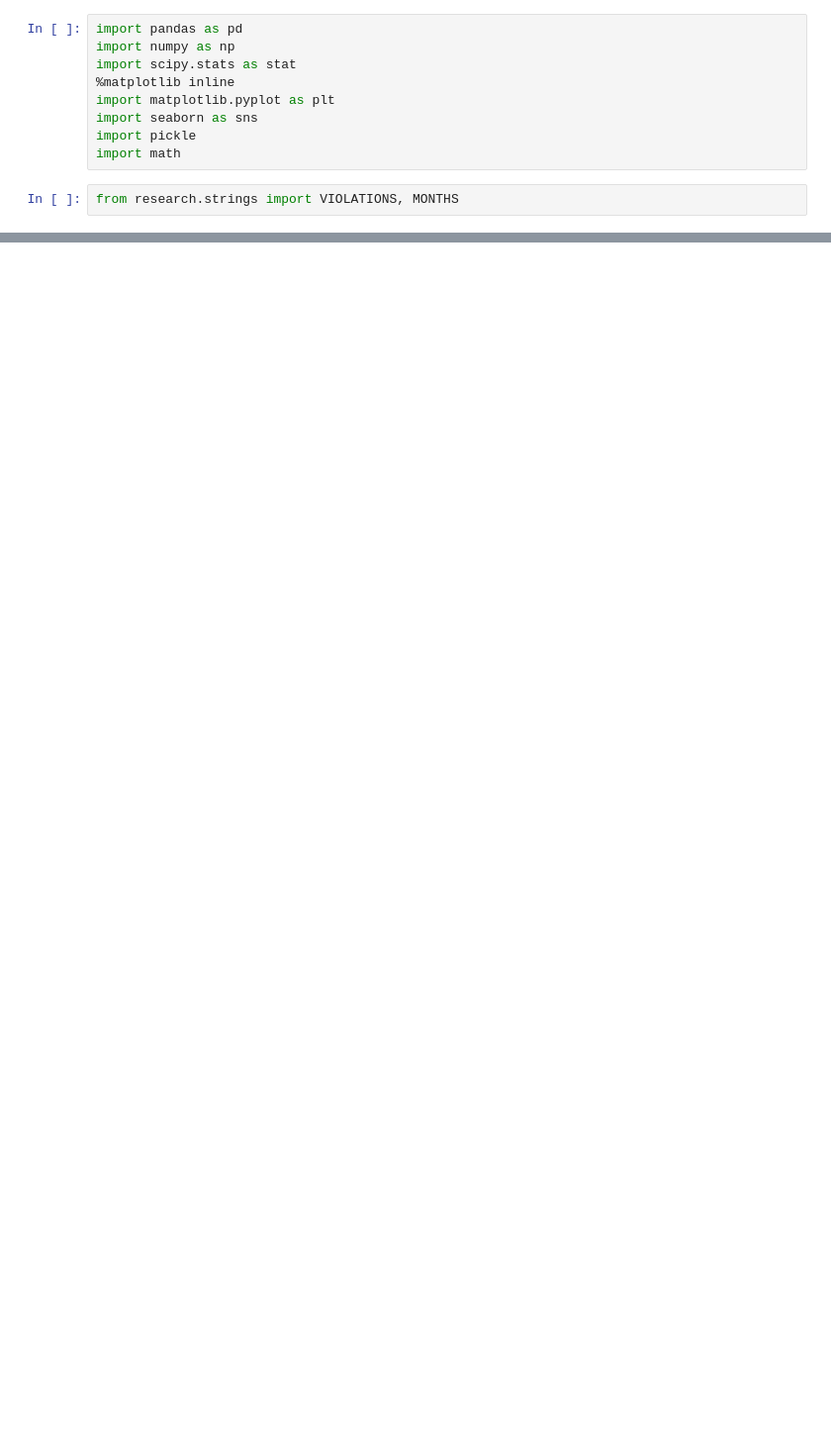
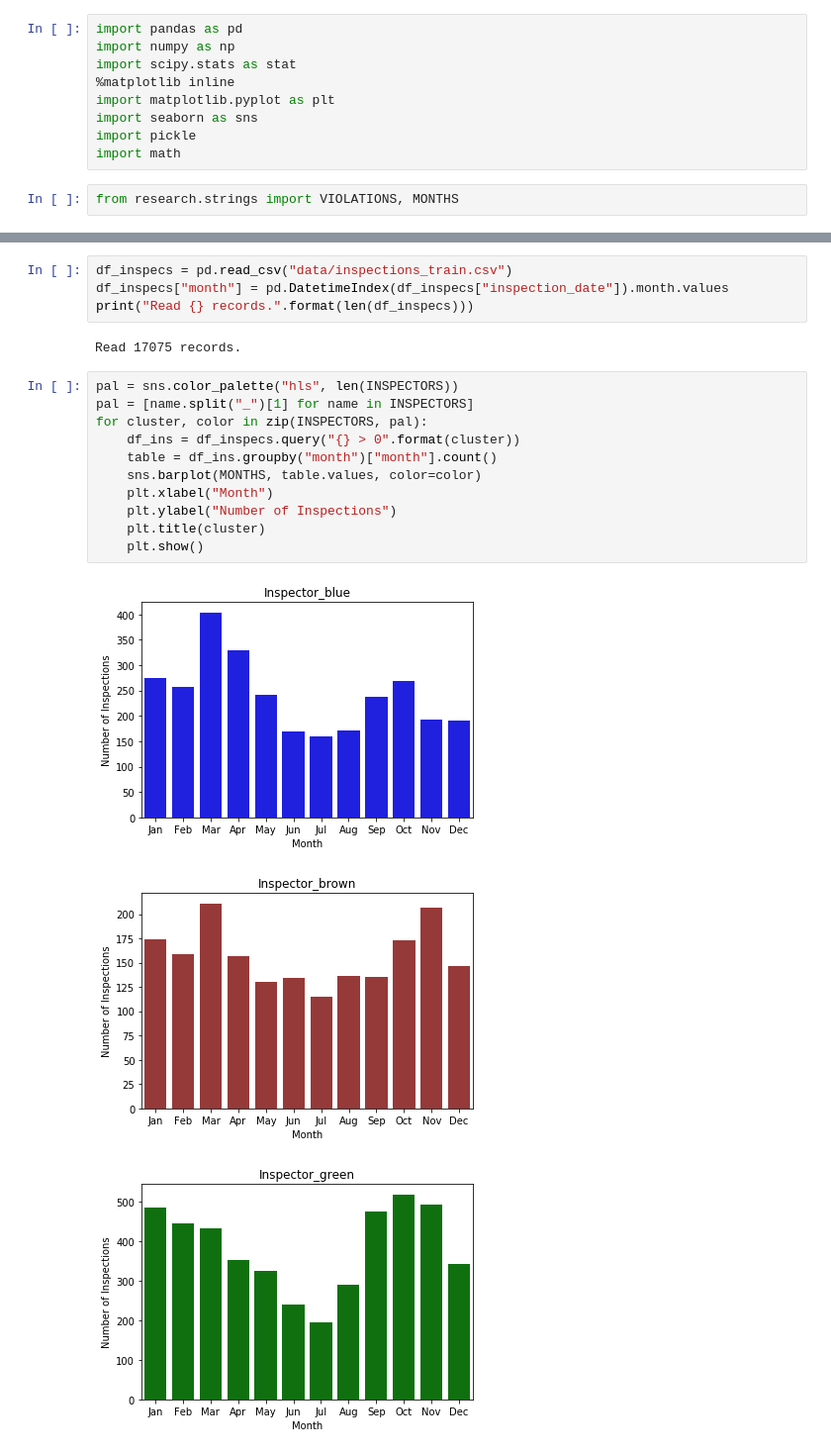
Before and after one commit to vingkan/foodinspectionforecasting, a Jupyter notebook: IIT/16_canvass_violations.ipynb, the cells around one changed output, grey strips where cells are left out. Shown at 99% size. Drawn from its saved outputs; the diff is of its cells as text; blank space fills up the shorter version.

```diff
--- a/IIT/16_canvass_violations.ipynb
+++ b/IIT/16_canvass_violations.ipynb
@@ -39,0 +165,21 @@ Name: V2, dtype: float64
+# %%
+df_inspecs = pd.read_csv("data/inspections_train.csv")
+df_inspecs["month"] = pd.DatetimeIndex(df_inspecs["inspection_date"]).month.values
+print("Read {} records.".format(len(df_inspecs)))
+# %% [output]
+Read 17075 records.
+# %%
+pal = sns.color_palette("hls", len(INSPECTORS))
+pal = [name.split("_")[1] for name in INSPECTORS]
+for cluster, color in zip(INSPECTORS, pal):
+    df_ins = df_inspecs.query("{} > 0".format(cluster))
+    table = df_ins.groupby("month")["month"].count()
+    sns.barplot(MONTHS, table.values, color=color)
+    plt.xlabel("Month")
+    plt.ylabel("Number of Inspections")
+    plt.title(cluster)
+    plt.show()
+# %% [output]
+[figure, added]
+[figure, added]
+[figure, added]
```
Also changed, not shown: parts of 18 cells of this notebook, 2 other files.
